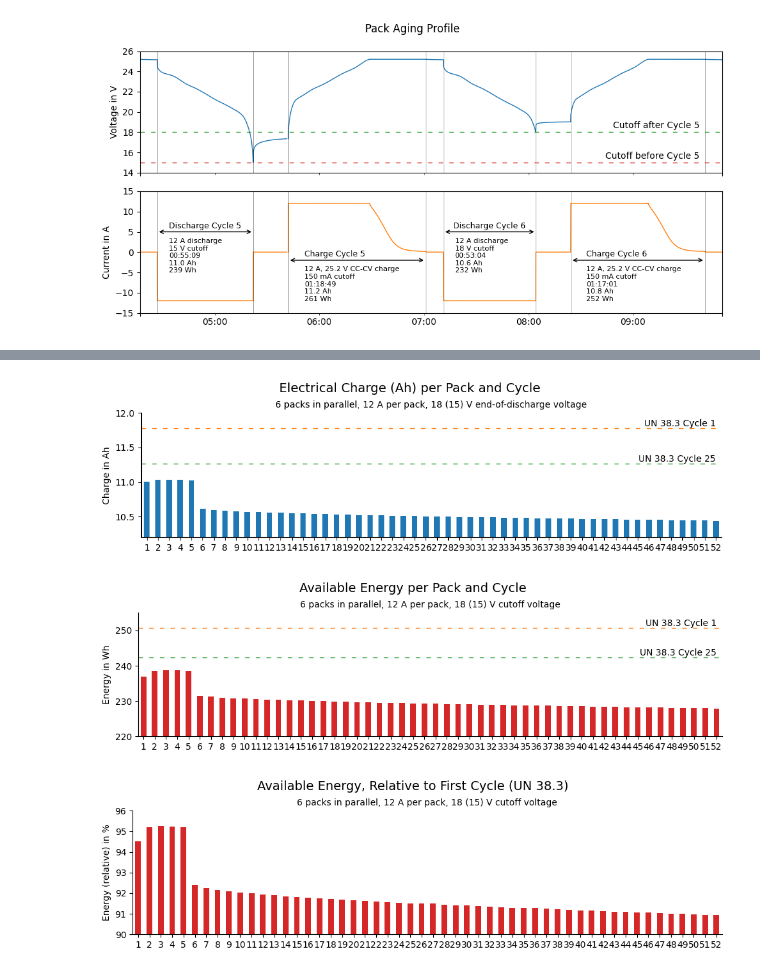
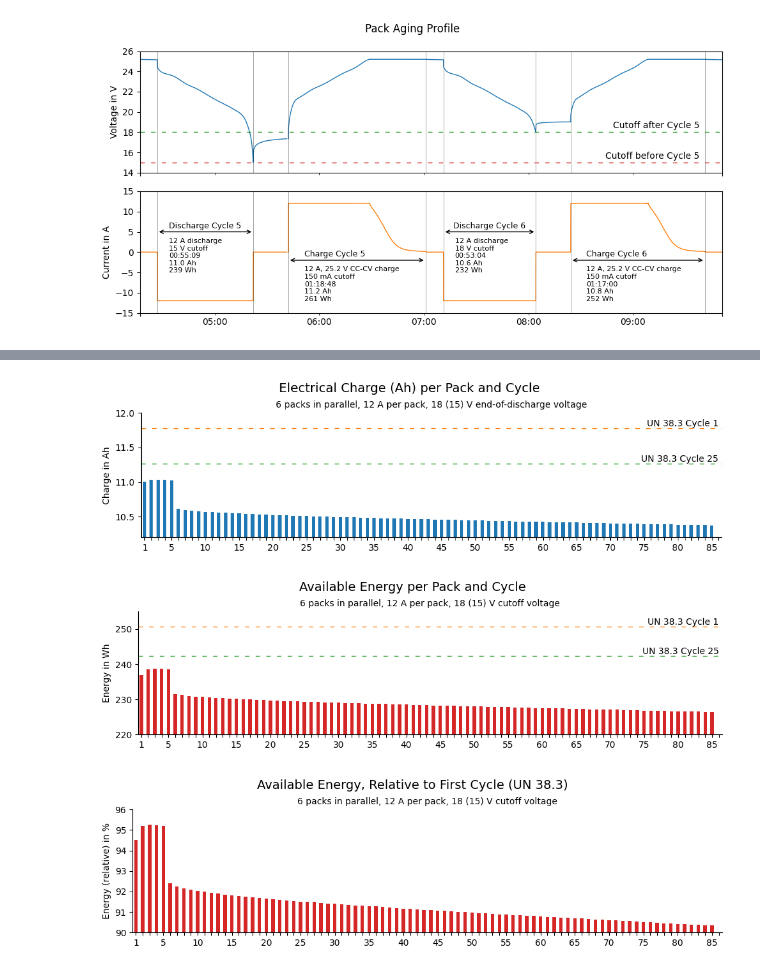
Before and after one commit to starcopter/pack-cycle-analysis, a Jupyter notebook: projects/C3/Analysis.ipynb, the cells around one changed output, grey strips where cells are left out. Drawn from its saved outputs; the diff is of its cells as text; code cells hidden in the pictures.

```diff
--- a/projects/C3/Analysis.ipynb
+++ b/projects/C3/Analysis.ipynb
@@ -46,7 +42,7 @@ def refine_condition(
     data.index = pd.Index([fn(df.loc[ts - dt : ts + dt]).idxmax() for ts in data.index], name=data.index.name)
     return data
 # %%
-_current = sm15k_supply.loc["2024-10-25 17:30+00:00":, "current"].resample("10s").mean().interpolate(method="linear")
+_current = sm15k.loc["2024-10-25 17:30+00:00":, "current"].resample("10s").mean().interpolate(method="linear")
 
 discharge_start = (
     find_rising_edges(_current < -24).pipe(refine_condition, fn=lambda df: df.current < -1).rename("discharge_start")
@@ -83,7 +79,7 @@ cycles = pd.concat(
 )
 cycles.index = pd.RangeIndex(1, len(cycles) + 1, name="cycle")
 
-df = sm15k_supply.resample("100ms").mean().interpolate()
+df = sm15k.resample("100ms").mean().interpolate()
 df["power"] = df["voltage"] * df["current"]
 df["cycle"] = -1
 df["phase"] = ""
@@ -257,10 +249,15 @@ ax.spines["right"].set_visible(False)
 ax.set_xlabel(None)
 ax.tick_params(axis="x", rotation=0)
 
+# Show only every 5th x-tick label
+for idx, label in enumerate(ax.get_xticklabels(), start=1):
+    if idx != 1 and idx % 5 != 0:
+        label.set_visible(False)
+
 plt.tight_layout()
 plt.savefig("img/charge-per-cycle.png")
 # %% [output]
-[figure, old version]
+[figure, new version]
 # %%
 ax = cycles["dsg_energy_Wh"].div(-6).plot.bar(figsize=(10, 3), ylim=(220, 255), ylabel="Energy in Wh", color="C3")
 plt.suptitle("Available Energy per Pack and Cycle", y=0.93, fontsize=14)
@@ -281,30 +278,40 @@ ax.spines["right"].set_visible(False)
 ax.set_xlabel(None)
 ax.tick_params(axis="x", rotation=0)
 
+# Show only every 5th x-tick label
+for idx, label in enumerate(ax.get_xticklabels(), start=1):
+    if idx != 1 and idx % 5 != 0:
+        label.set_visible(False)
+
 plt.tight_layout()
 plt.savefig("img/energy-per-cycle.png")
 # %% [output]
-[figure, old version]
+[figure, new version]
 # %%
 ax = (
     cycles["dsg_energy_Wh"]
     .div(6)
     .div(un38_3.loc[1, "dsg_energy_Wh"] / 4)
     .mul(100)
     .plot.bar(figsize=(10, 3), ylim=(90, 96), ylabel="Energy (relative) in %", color="C3")
 )
 plt.suptitle("Available Energy, Relative to First Cycle (UN 38.3)", y=0.93, fontsize=14)
 ax.set_title(
     "6 packs in parallel, 12 A per pack, 18 (15) V cutoff voltage",
     fontsize=10,
 )
 
 ax.spines["top"].set_visible(False)
 ax.spines["right"].set_visible(False)
 ax.set_xlabel(None)
 ax.tick_params(axis="x", rotation=0)
 
+# Show only every 5th x-tick label
+for idx, label in enumerate(ax.get_xticklabels(), start=1):
+    if idx != 1 and idx % 5 != 0:
+        label.set_visible(False)
+
 plt.tight_layout()
 plt.savefig("img/relative-energy-per-cycle.png")
 # %% [output]
-[figure, old version]
+[figure, new version]
```
Also changed, not shown: parts of 5 cells of this notebook, 8 other files.
